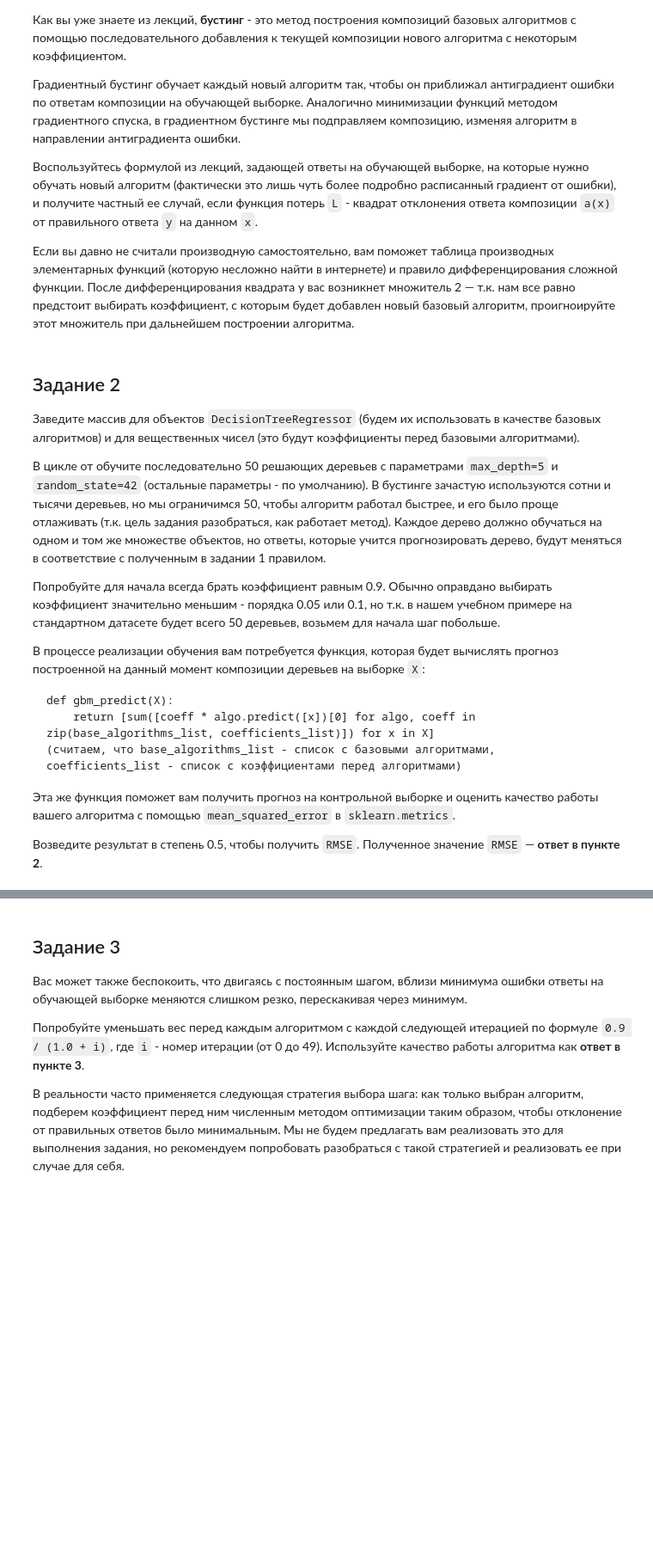
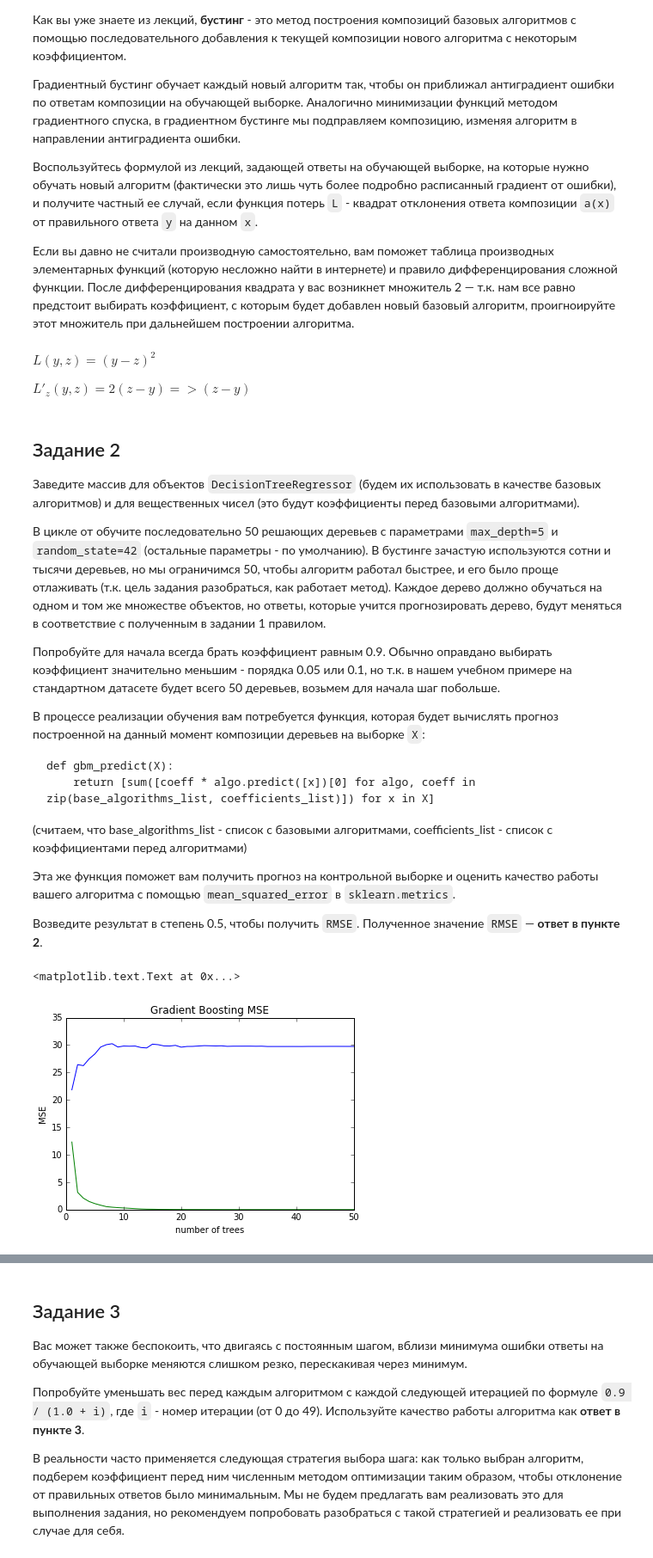
Before and after one commit to senior-sigan/MIPT_MachineLearning_specialization, a Jupyter notebook: 2_supervised-learning/week4/grad_boosting.ipynb, the cells around one changed output, grey strips where cells are left out. Shown: that part at 86% size. Saved outputs shown, nothing was run; the diff lists cells and outputs as text; code cells hidden in the pictures; blank space fills up the shorter version.

Commit message:
add grad boosting week4

````diff
--- a/2_supervised-learning/week4/grad_boosting.ipynb
+++ b/2_supervised-learning/week4/grad_boosting.ipynb
@@ -16,6 +56,11 @@
 Воспользуйтесь формулой из лекций, задающей ответы на обучающей выборке, на которые нужно обучать новый алгоритм (фактически это лишь чуть более подробно расписанный градиент от ошибки), и получите частный ее случай, если функция потерь `L` - квадрат отклонения ответа композиции `a(x)` от правильного ответа `y` на данном `x`.
 
 Если вы давно не считали производную самостоятельно, вам поможет таблица производных элементарных функций (которую несложно найти в интернете) и правило дифференцирования сложной функции. После дифференцирования квадрата у вас возникнет множитель 2 — т.к. нам все равно предстоит выбирать коэффициент, с которым будет добавлен новый базовый алгоритм, проигноируйте этот множитель при дальнейшем построении алгоритма.
+# %% [markdown]
+
+$L(y, z) = (y - z)^2$
+
+$L'_z(y, z) = 2(z - y) => (z - y)$
 # %% [markdown]
 ## Задание 2
 
@@ -30,9 +75,43 @@
 ```
 def gbm_predict(X):
     return [sum([coeff * algo.predict([x])[0] for algo, coeff in zip(base_algorithms_list, coefficients_list)]) for x in X]
+```
+
 (считаем, что base_algorithms_list - список с базовыми алгоритмами, coefficients_list - список с коэффициентами перед алгоритмами)
-```
 
 Эта же функция поможет вам получить прогноз на контрольной выборке и оценить качество работы вашего алгоритма с помощью `mean_squared_error` в `sklearn.metrics`.
 
 Возведите результат в степень 0.5, чтобы получить `RMSE`. Полученное значение `RMSE` — **ответ в пункте 2**.
+# %%
+from sklearn.tree import DecisionTreeRegressor
+from sklearn.metrics import mean_squared_error
+
+def gbm_predict(X, base_algorithms_list, coefficients_list):
+    return [sum([coeff * algo.predict([x])[0] for algo, coeff in zip(base_algorithms_list, coefficients_list)]) for x in X]
+# %%
+n_trees = 50
+coeff = 0.9
+base_algorithms_list = []
+coefficients_list = []
+s = [y_train]
+train_scores = []
+test_scores = []
+
+for i in range(n_trees):
+    clf = DecisionTreeRegressor(random_state=42, max_depth=5)
+    clf.fit(x_train, s[i])
+    base_algorithms_list.append(clf)
+    coefficients_list.append(coeff)
+    s.append(s[0] - gbm_predict(x_train, base_algorithms_list, coefficients_list))
+
+    train_scores.append(mean_squared_error(y_train, gbm_predict(x_train, base_algorithms_list, coefficients_list)))
+    test_scores.append(mean_squared_error(y_test, gbm_predict(x_test, base_algorithms_list, coefficients_list)))
+# %%
+plt.plot(np.arange(1, n_trees+1, 1), test_scores, label = 'test scores')
+plt.plot(np.arange(1, n_trees+1, 1), train_scores, label = 'train scores')
+plt.title('Gradient Boosting MSE')
+plt.xlabel('number of trees')
+plt.ylabel('MSE')
+# %% [output]
+<matplotlib.text.Text at 0x...>
+[figure, added]
````
Also changed, not shown: parts of 14 cells of this notebook, 4 other files.
